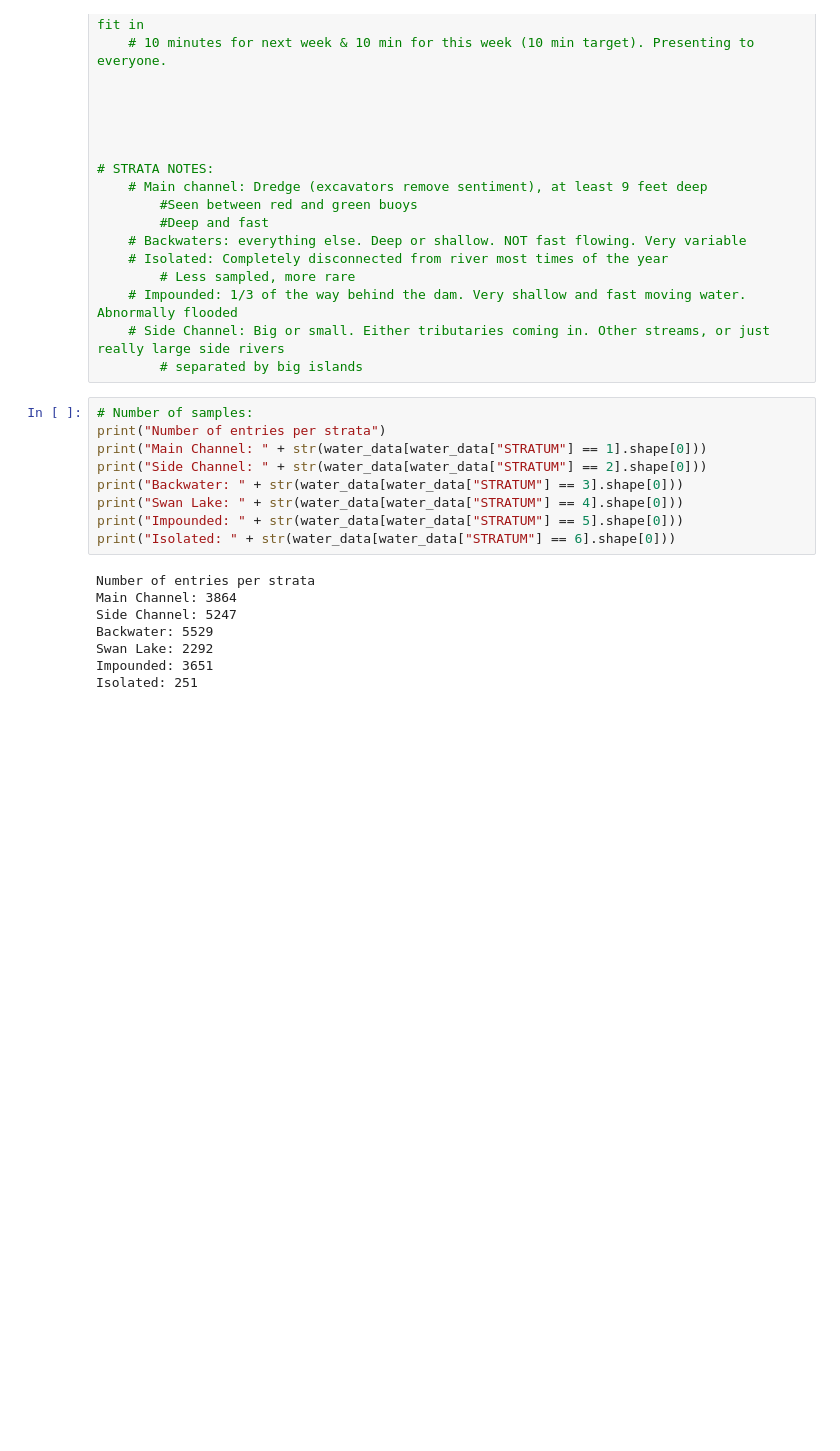
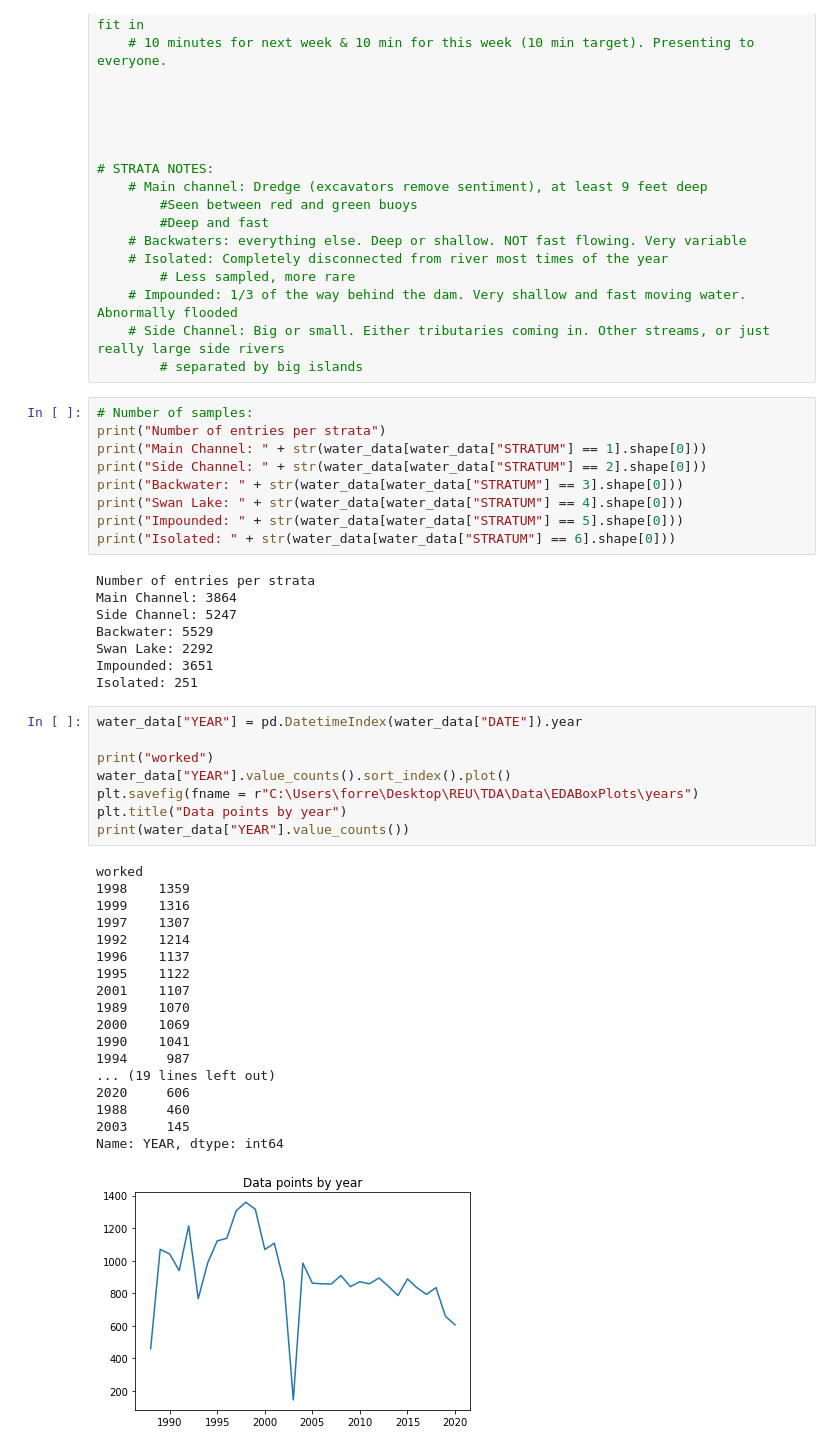
Before and after one commit to amberlee0516/UMR-TDA-2021, a Jupyter notebook: pools EDA/FM/InitialAnalysis.ipynb, the cells around one changed output. Cells and saved outputs as stored; diff of their text form; blank space fills up the shorter version.

```diff
--- a/pools EDA/FM/InitialAnalysis.ipynb
+++ b/pools EDA/FM/InitialAnalysis.ipynb
@@ -298,3 +303,30 @@ Backwater: 5529
 Swan Lake: 2292
 Impounded: 3651
 Isolated: 251
+# %%
+water_data["YEAR"] = pd.DatetimeIndex(water_data["DATE"]).year
+
+print("worked")
+water_data["YEAR"].value_counts().sort_index().plot()
+plt.savefig(fname = r"C:\Users\forre\Desktop\REU\TDA\Data\EDABoxPlots\years")
+plt.title("Data points by year")
+print(water_data["YEAR"].value_counts())
+# %% [output]
+worked
+1998    1359
+1999    1316
+1997    1307
+1992    1214
+1996    1137
+1995    1122
+2001    1107
+1989    1070
+2000    1069
+1990    1041
+1994     987
+... (19 lines left out)
+2020     606
+1988     460
+2003     145
+Name: YEAR, dtype: int64
+[figure, added]
```
Also changed, not shown: parts of 6 cells of this notebook.
